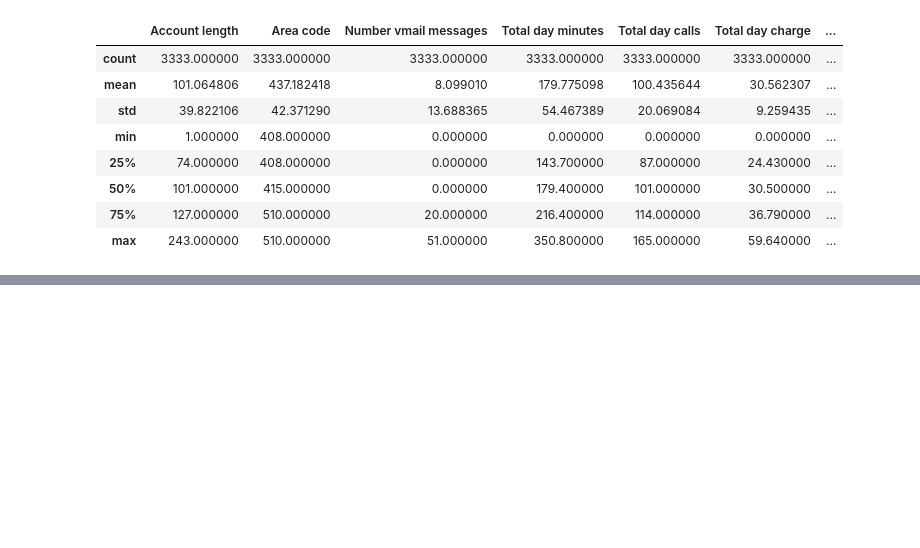
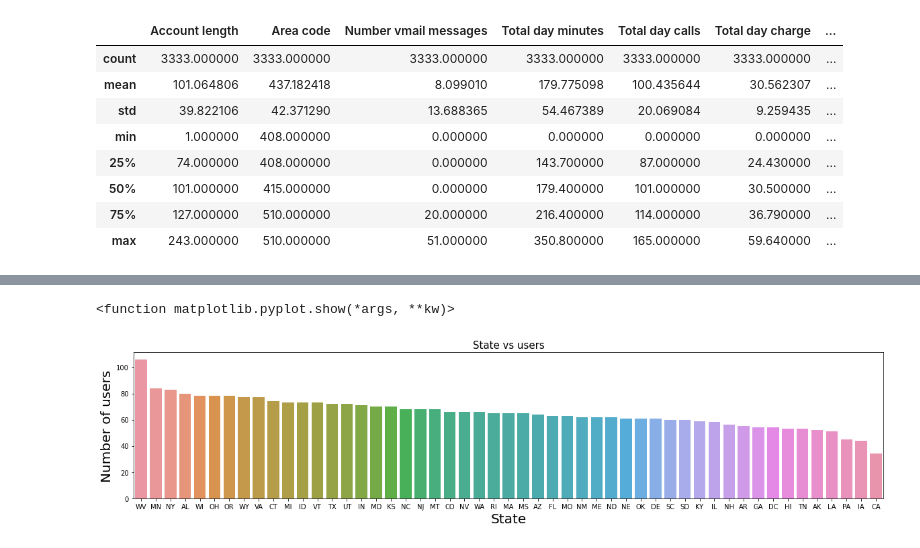
Before and after one commit to Ruchika810/EDA-Telecom-Churn, a Jupyter notebook: EDA_Notebook.ipynb, the cells around one changed output, grey strips where cells are left out. Drawn from its saved outputs; the diff is of its cells as text; code cells hidden in the pictures; blank space fills up the shorter version.

```diff
--- a/EDA_Notebook.ipynb
+++ b/EDA_Notebook.ipynb
@@ -82,0 +131,12 @@ df.describe()
+# %%
+#Barplot of State vs Number of users
+fig_dims = (20,4)
+fig = plt.subplots(figsize=fig_dims)
+ax=sns.barplot(df['State'].value_counts().keys(),df['State'].value_counts())
+ax.set_title("State vs users",size=15)
+ax.set_xlabel('State',size=20)
+ax.set_ylabel('Number of users',size=20)
+plt.show
+# %% [output]
+<function matplotlib.pyplot.show(*args, **kw)>
+[figure, added]
```
Also changed, not shown: parts of 5 cells of this notebook.
